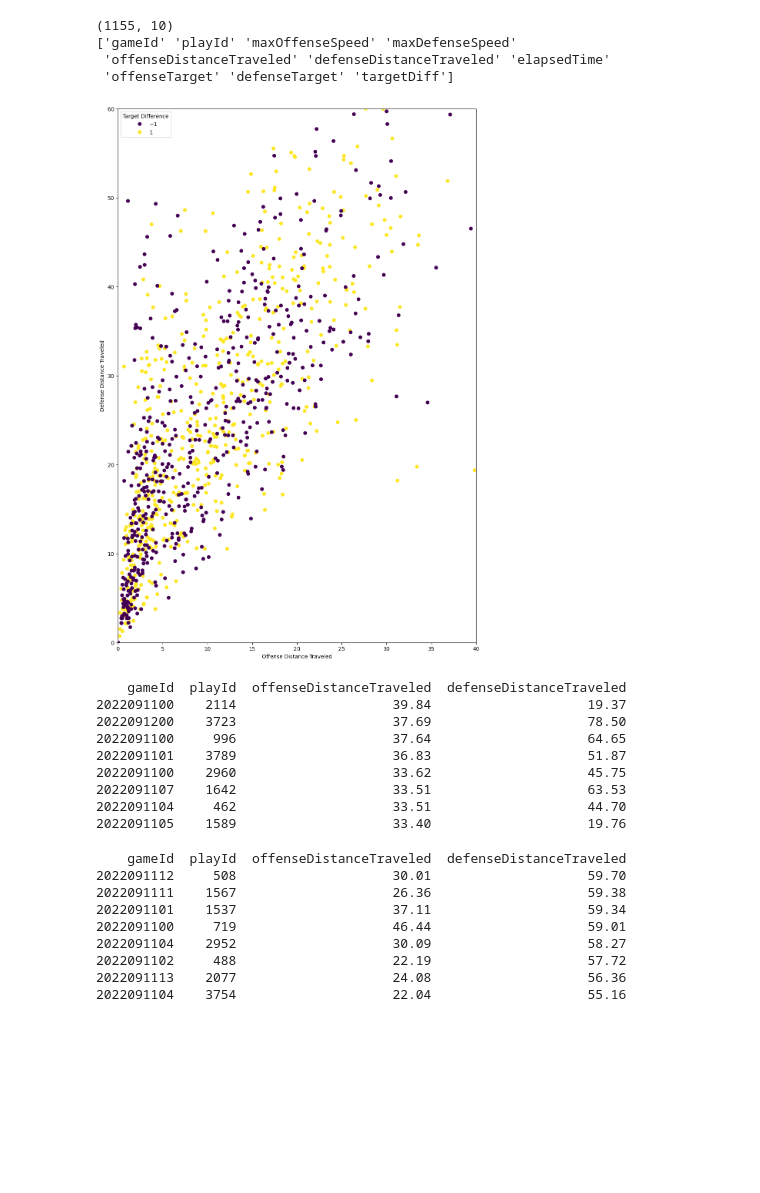
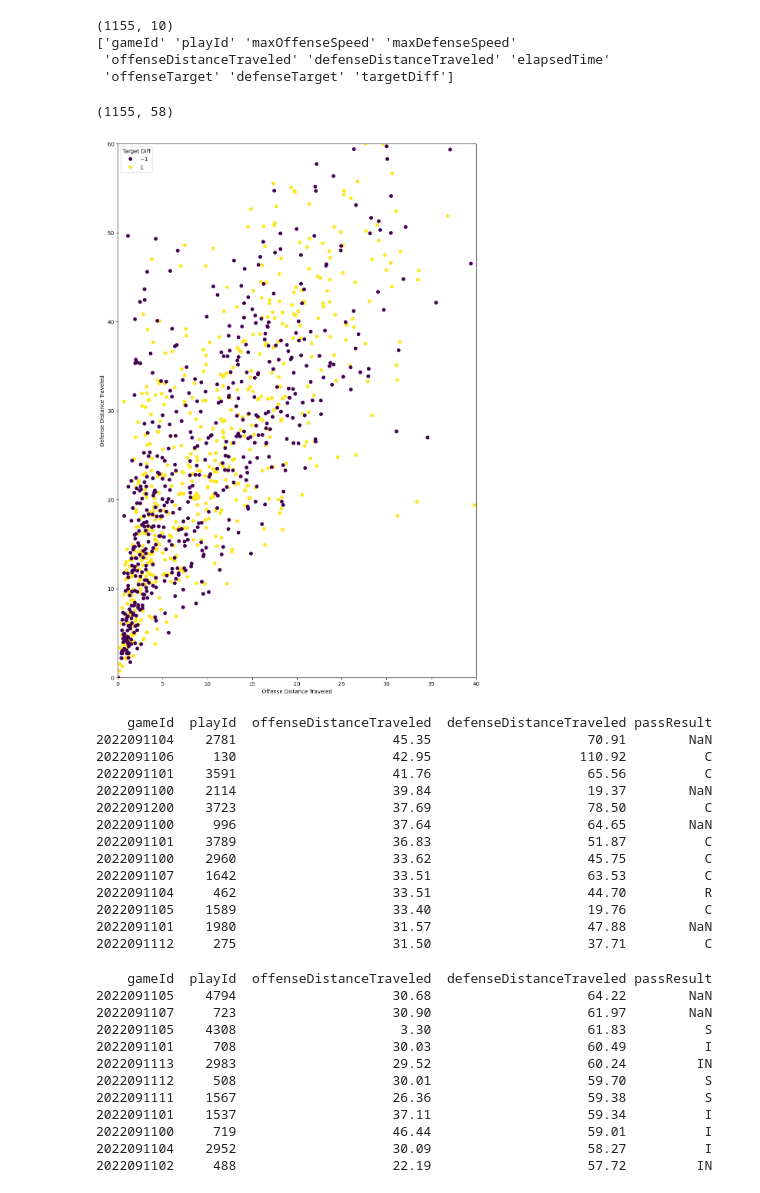
Before and after one commit to jmartenstein/big-data-bowl-25, a Jupyter notebook: notebooks/plot_presnap_data.ipynb, the cells around one changed output. Drawn from its saved outputs; the diff is of its cells as text; code cells hidden in the pictures; blank space fills up the shorter version.

Commit message:
tweak output for offense / defense success

```diff
--- a/notebooks/plot_presnap_data.ipynb
+++ b/notebooks/plot_presnap_data.ipynb
@@ -6,13 +6,13 @@ import matplotlib.pyplot as plt
 import pandas as pd
 
 # open processed pre-snap data, confirm that shape looks correct
-df_pre = pd.read_csv("../data/processed/plays_and_targets_week_1.csv")
-print(df_pre.shape)
+df_ptw1 = pd.read_csv("../data/processed/plays_and_targets_week_1.csv")
+print(df_ptw1.shape)
 # %% [output]
 (1906, 10)
 # %%
 #remove non-success values
-df = df_pre[ df_pre["targetDiff"] != 0 ]
+df = df_ptw1[ df_ptw1["targetDiff"] != 0 ]
 
 print(df.shape)
 print(df.columns.values)
@@ -21,6 +21,12 @@ print(df.columns.values)
 ['gameId' 'playId' 'maxOffenseSpeed' 'maxDefenseSpeed'
  'offenseDistanceTraveled' 'defenseDistanceTraveled' 'elapsedTime'
  'offenseTarget' 'defenseTarget' 'targetDiff']
+# %%
+df_pp = pd.read_csv("../data/kaggle/plays.csv")
+df = df.merge(df_pp, on=["gameId", "playId"])
+print(df.shape)
+# %% [output]
+(1155, 58)
 # %%
 off_dist    = df["offenseDistanceTraveled"].values
 def_dist    = df["defenseDistanceTraveled"].values
@@ -28,15 +34,15 @@ target_diff = df["targetDiff"].values
 # %%
 fig, ax = plt.subplots(figsize=(12,18))
 scatter = ax.scatter(off_dist, def_dist, c=target_diff)
 ax.set_xlabel("Offense Distance Traveled")
 ax.set_ylabel("Defense Distance Traveled")
 
 ax.set_xlim(0,40)
 ax.set_ylim(0,60)
 
 handles, labels = scatter.legend_elements()
-ax.legend(handles, labels, title="Target Difference")
+ax.legend(handles, labels, title="Target Diff")
 
 plt.show()
 # %% [output]
-[figure, old version]
+[figure, new version]
@@ -43,36 +52,42 @@ plt.show()
 # %%
 # print offensive successes in the range of 33 to 40 yard offense distance traveled
-df_top_offense_success = df[ ( df[ "offenseDistanceTraveled" ] <= 40 ) & \
-                             ( df[ "offenseDistanceTraveled" ] >= 33 ) & \
+df_top_offense_success = df[ ( df[ "offenseDistanceTraveled" ] <= 48 ) & \
+                             ( df[ "offenseDistanceTraveled" ] >= 31.5 ) & \
                              ( df[ "targetDiff" ] == 1 ) ].copy()
 df_top_offense_success.sort_values(by="offenseDistanceTraveled", inplace=True, ascending=False)
-print(df_top_offense_success[[ "gameId", "playId",
-                               "offenseDistanceTraveled", "defenseDistanceTraveled" ]].to_string(index=False))
+print(df_top_offense_success[print_fields].to_string(index=False))
 # %% [output]
-    gameId  playId  offenseDistanceTraveled  defenseDistanceTraveled
-2022091100    2114                    39.84                    19.37
-2022091200    3723                    37.69                    78.50
-2022091100     996                    37.64                    64.65
-2022091101    3789                    36.83                    51.87
-2022091100    2960                    33.62                    45.75
-2022091107    1642                    33.51                    63.53
-2022091104     462                    33.51                    44.70
-2022091105    1589                    33.40                    19.76
+    gameId  playId  offenseDistanceTraveled  defenseDistanceTraveled passResult
+2022091104    2781                    45.35                    70.91        NaN
+2022091106     130                    42.95                   110.92          C
+2022091101    3591                    41.76                    65.56          C
+2022091100    2114                    39.84                    19.37        NaN
+2022091200    3723                    37.69                    78.50          C
+2022091100     996                    37.64                    64.65        NaN
+2022091101    3789                    36.83                    51.87          C
+2022091100    2960                    33.62                    45.75          C
+2022091107    1642                    33.51                    63.53          C
+2022091104     462                    33.51                    44.70          R
+2022091105    1589                    33.40                    19.76          C
+2022091101    1980                    31.57                    47.88        NaN
+2022091112     275                    31.50                    37.71          C
 # %%
 # print defensive successes in the range of 55 to 60 yard offense distance traveled
-df_top_defense_success = df[ ( df[ "defenseDistanceTraveled" ] <= 60 ) & \
-                             ( df[ "defenseDistanceTraveled" ] >= 55 ) & \
+df_top_defense_success = df[ ( df[ "defenseDistanceTraveled" ] <= 65 ) & \
+                             ( df[ "defenseDistanceTraveled" ] >= 57 ) & \
                              ( df[ "targetDiff" ] == -1 ) ].copy()
 df_top_defense_success.sort_values(by="defenseDistanceTraveled", inplace=True, ascending=False)
-print(df_top_defense_success[[ "gameId", "playId", "offenseDistanceTraveled",
-                              "defenseDistanceTraveled" ]].to_string(index=False))
+print(df_top_defense_success[print_fields].to_string(index=False))
 # %% [output]
-    gameId  playId  offenseDistanceTraveled  defenseDistanceTraveled
-2022091112     508                    30.01                    59.70
-2022091111    1567                    26.36                    59.38
-2022091101    1537                    37.11                    59.34
-2022091100     719                    46.44                    59.01
-2022091104    2952                    30.09                    58.27
-2022091102     488                    22.19                    57.72
-2022091113    2077                    24.08                    56.36
-2022091104    3754                    22.04                    55.16
+    gameId  playId  offenseDistanceTraveled  defenseDistanceTraveled passResult
+2022091105    4794                    30.68                    64.22        NaN
+2022091107     723                    30.90                    61.97        NaN
+2022091105    4308                     3.30                    61.83          S
+2022091101     708                    30.03                    60.49          I
+2022091113    2983                    29.52                    60.24         IN
+2022091112     508                    30.01                    59.70          S
+2022091111    1567                    26.36                    59.38          S
+2022091101    1537                    37.11                    59.34          I
+2022091100     719                    46.44                    59.01          I
+2022091104    2952                    30.09                    58.27          I
+2022091102     488                    22.19                    57.72         IN
```
Also changed, not shown: parts of 1 cell of this notebook.
